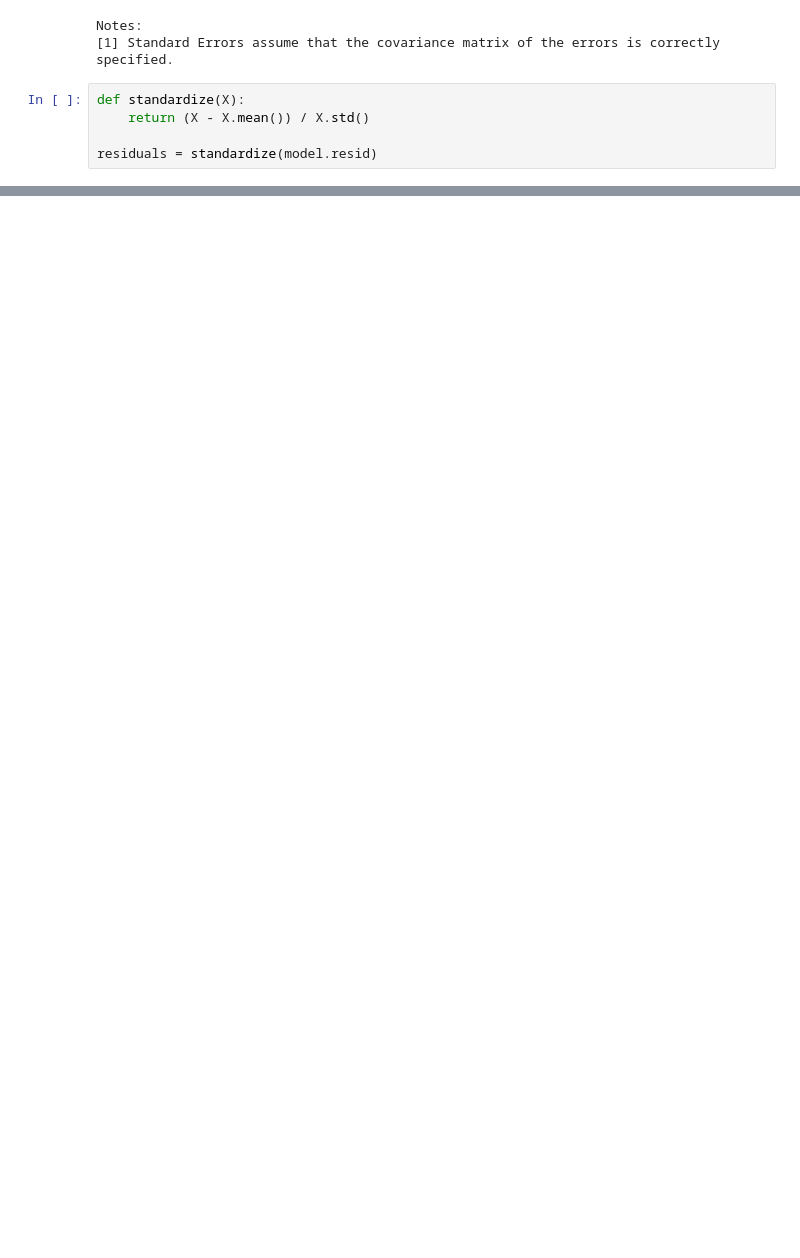
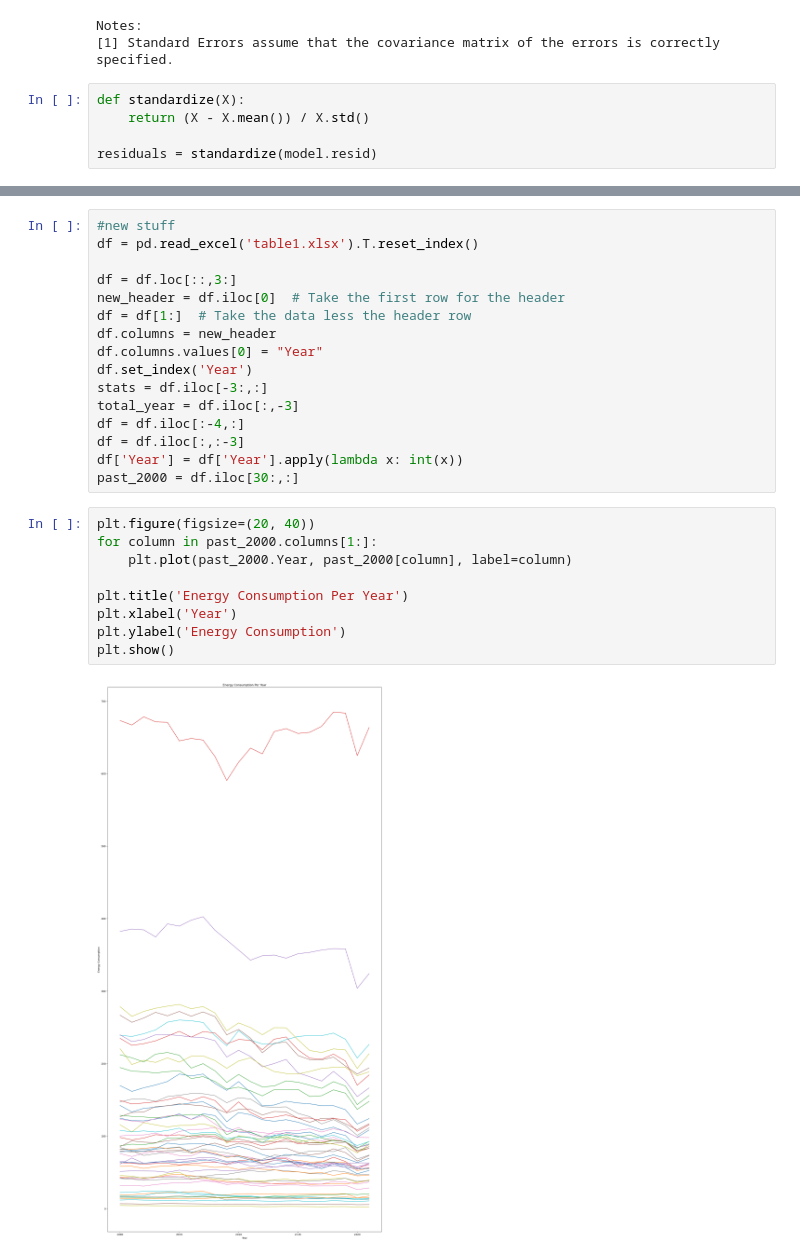
Before and after one commit to NathanYKo/Remote-CO2-Emissions189, a Jupyter notebook: final.ipynb, the cells around one changed output, grey strips where cells are left out. Cells and saved outputs as stored; diff of their text form; blank space fills up the shorter version.

```diff
--- a/final.ipynb
+++ b/final.ipynb
@@ -180,0 +285,27 @@ sm.qqplot(residuals, line='s')
+# %%
+#new stuff
+df = pd.read_excel('table1.xlsx').T.reset_index()
+
+df = df.loc[::,3:]
+new_header = df.iloc[0]  # Take the first row for the header
+df = df[1:]  # Take the data less the header row
+df.columns = new_header
+df.columns.values[0] = "Year"
+df.set_index('Year')
+stats = df.iloc[-3:,:]
+total_year = df.iloc[:,-3]
+df = df.iloc[:-4,:]
+df = df.iloc[:,:-3]
+df['Year'] = df['Year'].apply(lambda x: int(x))
+past_2000 = df.iloc[30:,:]
+# %%
+plt.figure(figsize=(20, 40))
+for column in past_2000.columns[1:]:
+    plt.plot(past_2000.Year, past_2000[column], label=column)
+
+plt.title('Energy Consumption Per Year')
+plt.xlabel('Year')
+plt.ylabel('Energy Consumption')
+plt.show()
+# %% [output]
+[figure, added]
```
Also changed, not shown: parts of 13 cells of this notebook, 1 other file.
